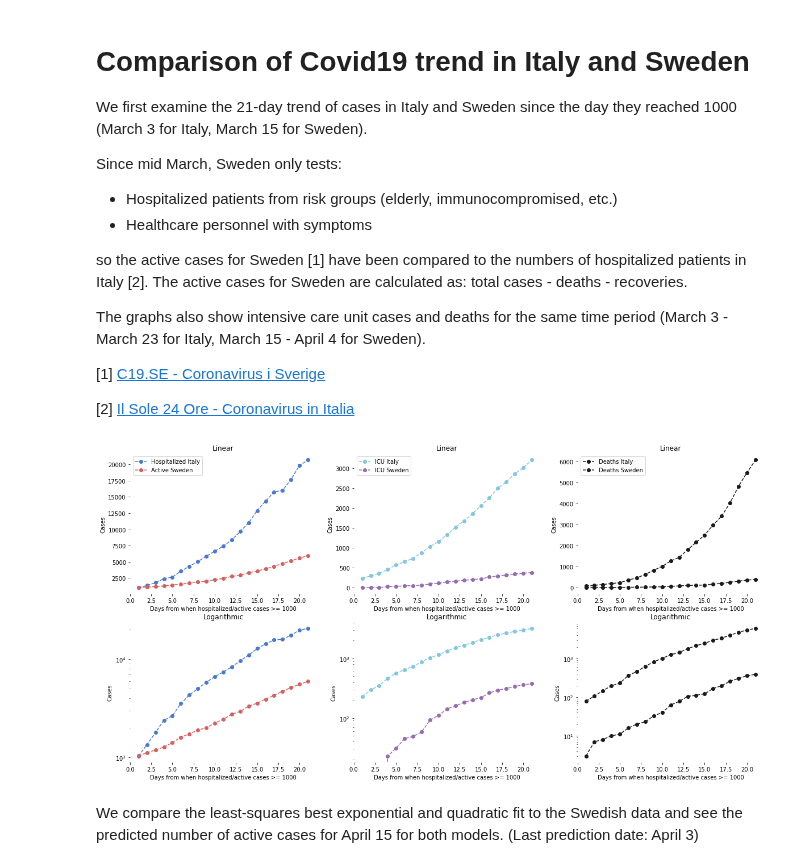
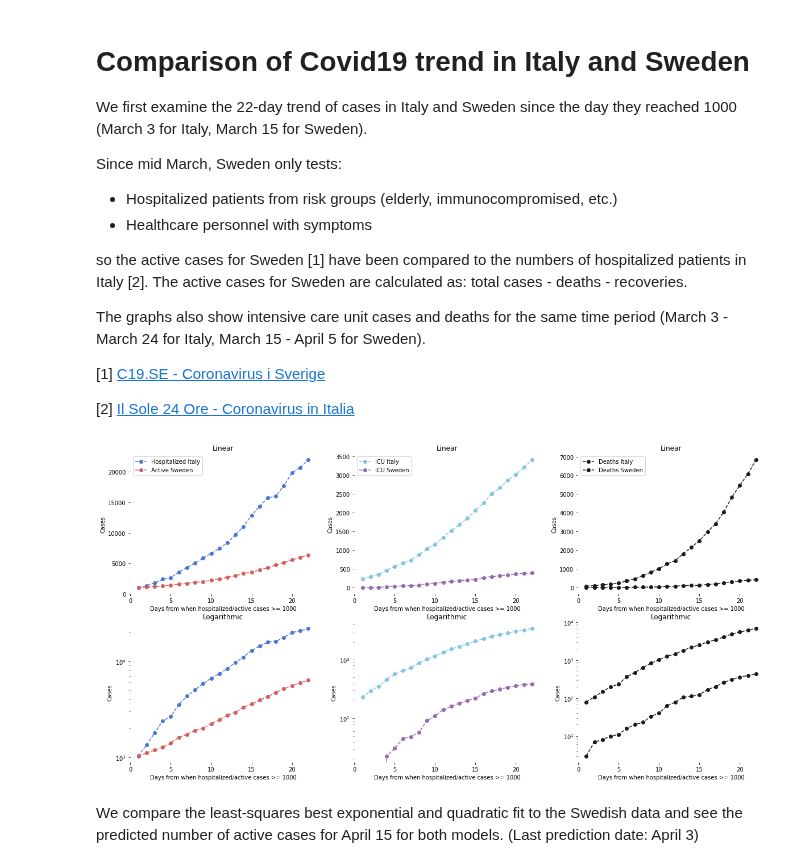
Before and after one commit to eera-l/Covid19-Sweden-Overview, a Jupyter notebook: c19-it-swe.ipynb, the cells around one changed output. Saved outputs shown, nothing was run; the diff lists cells and outputs as text; code cells hidden in the pictures.

Commit message:
added data for april 5

```diff
--- a/c19-it-swe.ipynb
+++ b/c19-it-swe.ipynb
@@ -1,7 +1,7 @@
 # %% [markdown]
 # **Comparison of Covid19 trend in Italy and Sweden**
 
-We first examine the 21-day trend of cases in Italy and Sweden since the day they reached 1000 (March 3 for Italy, March 15 for Sweden).
+We first examine the 22-day trend of cases in Italy and Sweden since the day they reached 1000 (March 3 for Italy, March 15 for Sweden).
 
 Since mid March, Sweden only tests:
 
@@ -10,7 +10,7 @@ Since mid March, Sweden only tests:
 
 so the active cases for Sweden [1] have been compared to the numbers of hospitalized patients in Italy [2]. The active cases for Sweden are calculated as: total cases - deaths - recoveries.
 
-The graphs also show intensive care unit cases and deaths for the same time period (March 3 - March 23 for Italy, March 15 - April 4 for Sweden).
+The graphs also show intensive care unit cases and deaths for the same time period (March 3 - March 24 for Italy, March 15 - April 5 for Sweden).
 
 [1] [C19.SE - Coronavirus i Sverige](https://c19.se/)
 
@@ -22,33 +22,36 @@ import seaborn as sns
 
 italy_hospitalized = [1034, 1346, 1790, 2394, 2651, 3550, 4316,
                      5038, 5838, 6650, 7426, 8372, 9663, 11025,
-                     12894, 14363, 15757, 16020, 17708, 19846, 20692]
+                     12894, 14363, 15757, 16020, 17708, 19846,
+                     20692, 21937]
 
 sweden_active = [1036, 1113, 1187, 1276, 1412, 1607, 1734,
                 1897, 2003, 2243, 2448, 2747, 2948, 3326,
-                3574, 3928, 4291, 4735, 5157, 5566, 5961]
+                3574, 3928, 4291, 4735, 5157, 5566, 5961,
+                6350]
 
 italy_icu = [229, 295, 351, 462, 567,
              650, 733, 877, 1028, 1153,
              1328, 1518, 1672, 1851, 2060,
              2257, 2498, 2655, 2857, 3009,
-             3204]
+             3204, 3396]
 
 sweden_icu = [0, 0, 0, 23, 31,
               45, 49, 58, 92,
               110, 142, 160, 182,
               202, 219, 265, 293,
-              312, 339, 361, 376]
+              312, 339, 361, 376,
+              387]
 
 italy_d = [79, 107, 148, 197, 233, 366,
            463, 631, 827, 1016, 1266, 1441,
            1809, 2158, 2503, 2978, 3405,
-           4032, 4825, 5475, 6077]
+           4032, 4825, 5475, 6077, 6820]
 
 sweden_d = [3, 7, 8, 10, 11, 16,
             20, 23, 33, 40, 63, 78, 105,
             112, 123, 167, 199, 259,
-            307, 358, 391]
+            307, 358, 391, 428]
 
 x = np.arange(1, len(italy_hospitalized) + 1)
 
@@ -80,34 +83,34 @@ ax3.set_ylabel('Cases')
 ax4 = fig.add_subplot(235)
 ax4.plot(x, italy_icu, '--co')
 ax4.plot(x, sweden_icu, '--mo')
 ax4.set_title('Logarithmic')
 ax4.set_xlabel('Days from when hospitalized/active cases >= 1000')
 ax4.set_ylabel('Cases')
 ax4.set_yscale('log')
 
 ax5 = fig.add_subplot(233)
 ax5.plot(x, italy_d, '--ko', label='Deaths Italy')
 ax5.plot(x, sweden_d, '--ko', label='Deaths Sweden')
 ax5.legend(loc="upper left")
 ax5.set_title('Linear')
 ax5.set_xlabel('Days from when hospitalized/active cases >= 1000')
 ax5.set_ylabel('Cases')
 
 ax6 = fig.add_subplot(236)
 ax6.plot(x, italy_d, '--ko')
 ax6.plot(x, sweden_d, '--ko')
 ax6.set_title('Logarithmic')
 ax6.set_xlabel('Days from when hospitalized/active cases >= 1000')
 ax6.set_ylabel('Cases')
 ax6.set_yscale('log')
 
 sns.set_color_codes('muted')
 sns.despine(left = True, bottom = True)
 fig.set_figheight(10)
 fig.set_figwidth(20)
 plt.show()
 # %% [output]
-[figure, old version]
+[figure, new version]
 # %% [markdown]
 We compare the least-squares best exponential and quadratic fit to the Swedish data and see the predicted number of active cases for April 15 for both models. (Last prediction date: April 3)
 # %%
```
Also changed, not shown: parts of 3 cells of this notebook.
